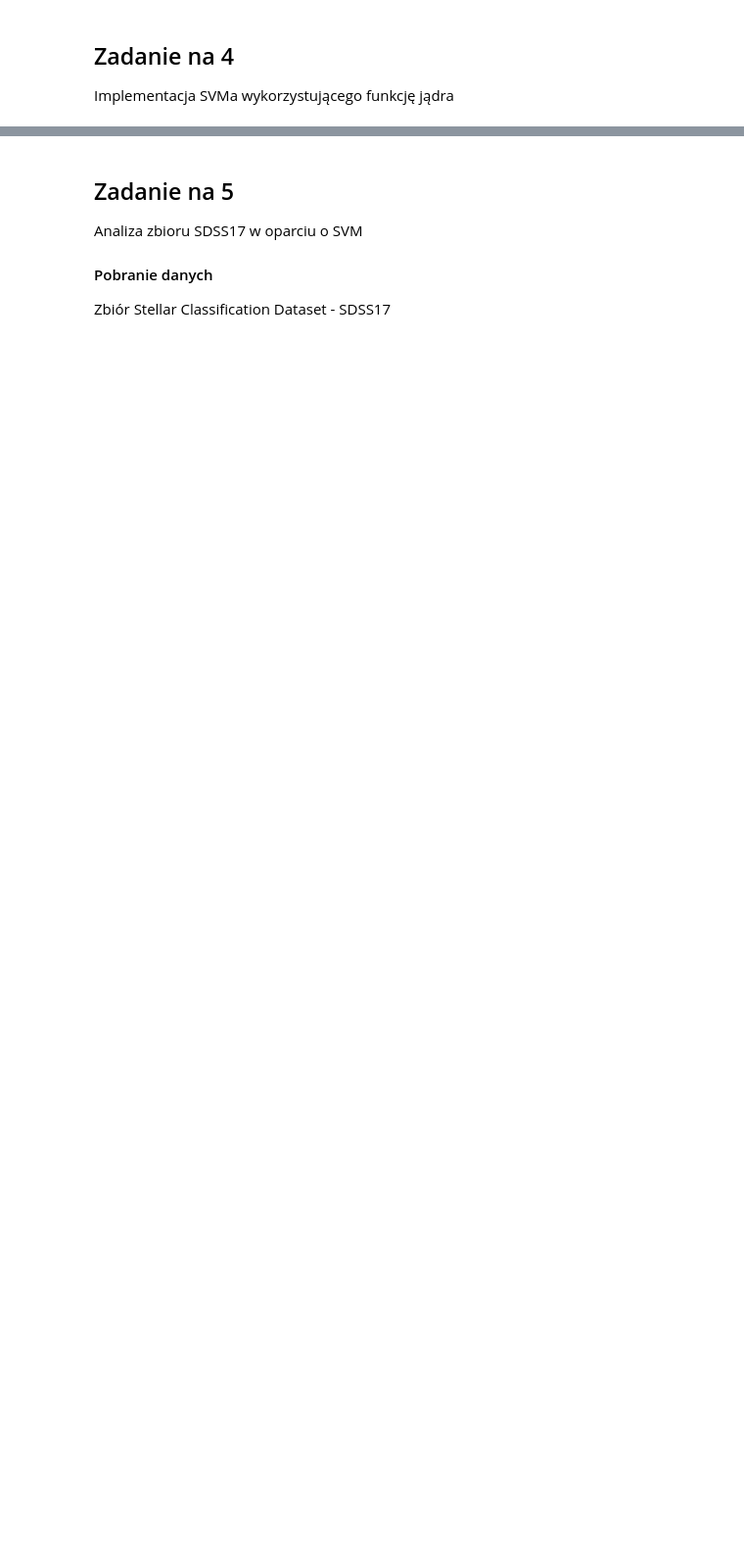
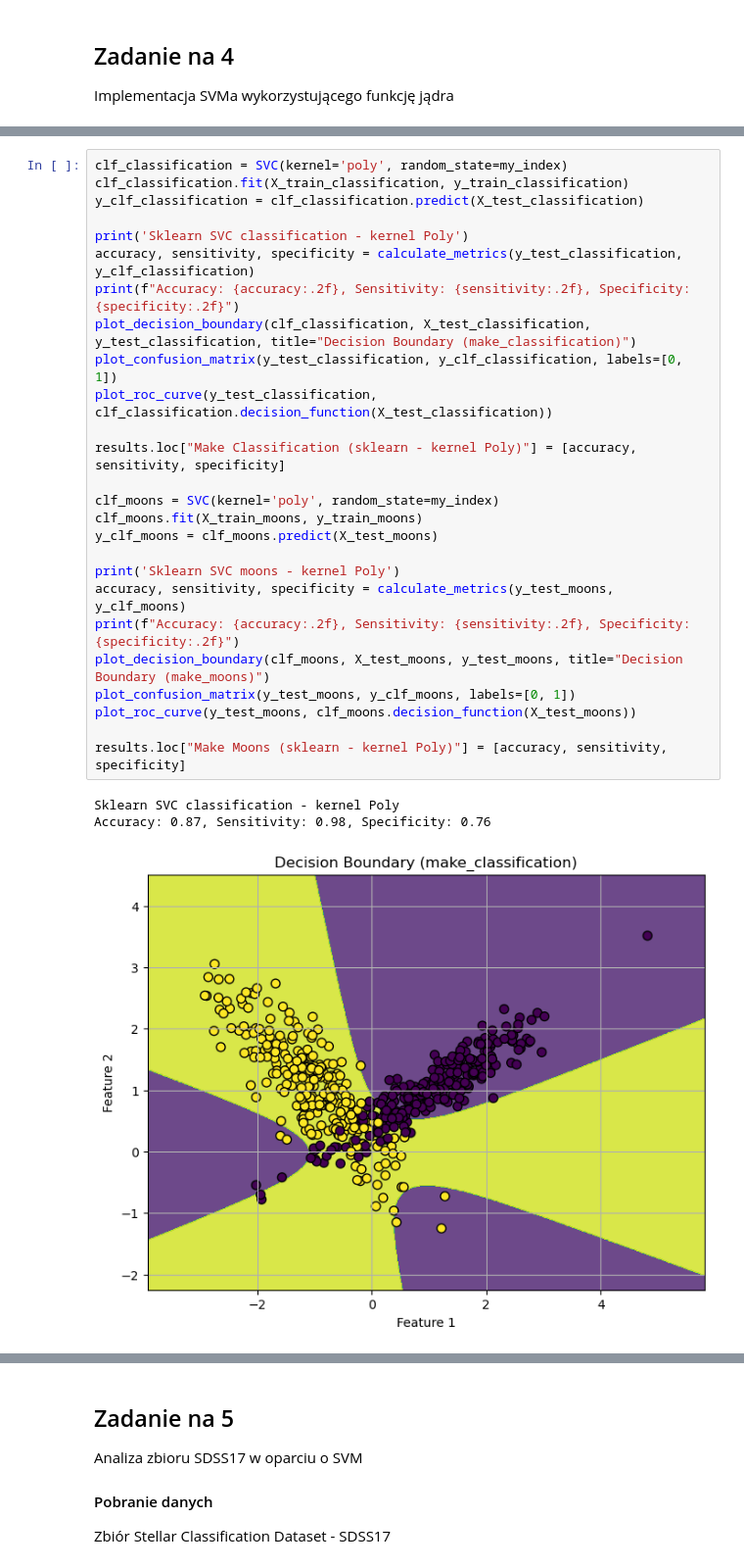
Before and after one commit to Lecrut/ai-ml_studies, a Jupyter notebook: pum/4_259199_Filip_Lecrut.ipynb, the cells around one changed output, grey strips where cells are left out. Shown at 98% size. Saved outputs shown, nothing was run; the diff lists cells and outputs as text; blank space fills up the shorter version.

```diff
--- a/pum/4_259199_Filip_Lecrut.ipynb
+++ b/pum/4_259199_Filip_Lecrut.ipynb
@@ -255,0 +311,30 @@ Implementacja SVMa wykorzystującego funkcję jądra
+# %%
+clf_classification = SVC(kernel='poly', random_state=my_index)
+clf_classification.fit(X_train_classification, y_train_classification)
+y_clf_classification = clf_classification.predict(X_test_classification)
+
+print('Sklearn SVC classification - kernel Poly')
+accuracy, sensitivity, specificity = calculate_metrics(y_test_classification, y_clf_classification)
+print(f"Accuracy: {accuracy:.2f}, Sensitivity: {sensitivity:.2f}, Specificity: {specificity:.2f}")
+plot_decision_boundary(clf_classification, X_test_classification, y_test_classification, title="Decision Boundary (make_classification)")
+plot_confusion_matrix(y_test_classification, y_clf_classification, labels=[0, 1])
+plot_roc_curve(y_test_classification, clf_classification.decision_function(X_test_classification))
+
+results.loc["Make Classification (sklearn - kernel Poly)"] = [accuracy, sensitivity, specificity]
+
+clf_moons = SVC(kernel='poly', random_state=my_index)
+clf_moons.fit(X_train_moons, y_train_moons)
+y_clf_moons = clf_moons.predict(X_test_moons)
+
+print('Sklearn SVC moons - kernel Poly')
+accuracy, sensitivity, specificity = calculate_metrics(y_test_moons, y_clf_moons)
+print(f"Accuracy: {accuracy:.2f}, Sensitivity: {sensitivity:.2f}, Specificity: {specificity:.2f}")
+plot_decision_boundary(clf_moons, X_test_moons, y_test_moons, title="Decision Boundary (make_moons)")
+plot_confusion_matrix(y_test_moons, y_clf_moons, labels=[0, 1])
+plot_roc_curve(y_test_moons, clf_moons.decision_function(X_test_moons))
+
+results.loc["Make Moons (sklearn - kernel Poly)"] = [accuracy, sensitivity, specificity]
+# %% [output]
+Sklearn SVC classification - kernel Poly
+Accuracy: 0.87, Sensitivity: 0.98, Specificity: 0.76
+[figure, added]
```
Also changed, not shown: parts of 13 cells of this notebook.
